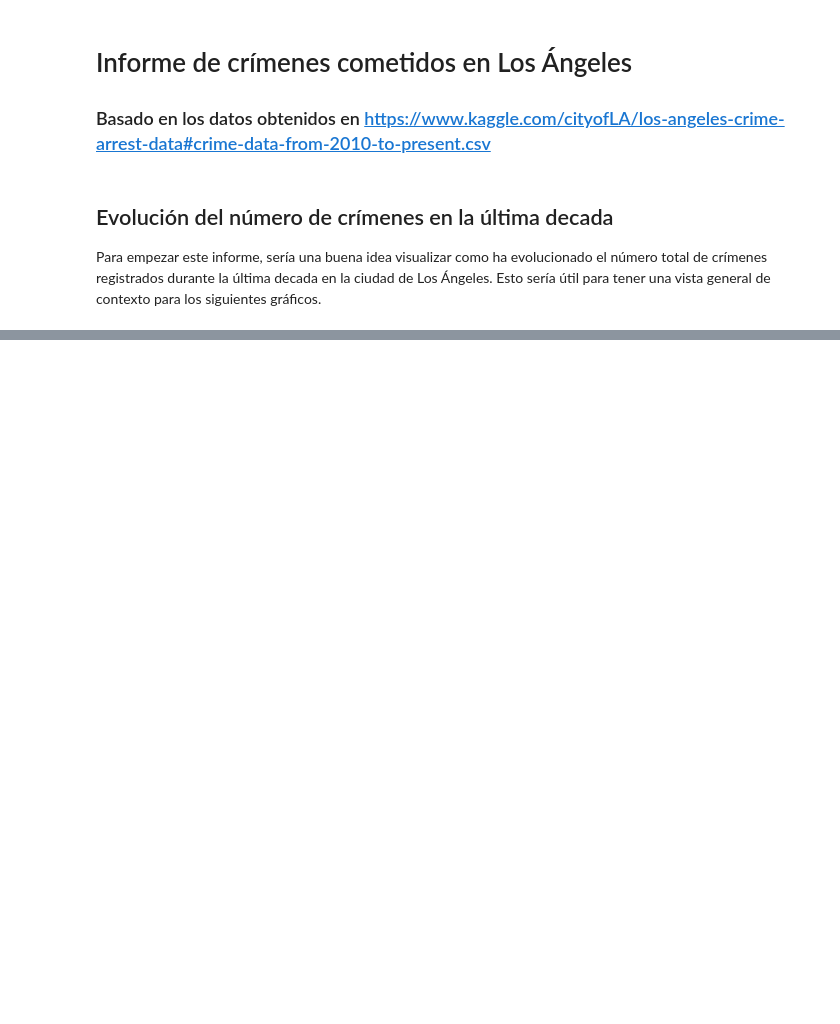
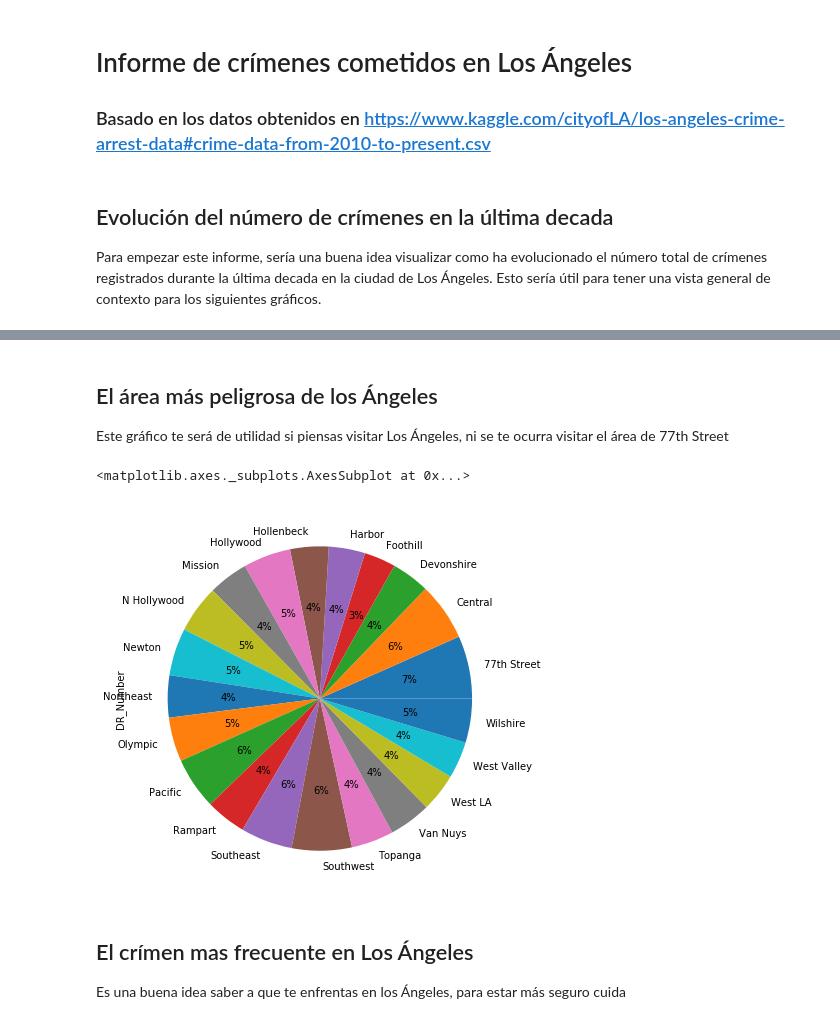
Before and after one commit to 2019-B-GR1-Python/py-murillo-lopez-jose-luis, a Jupyter notebook: informe/proyecto-informe.ipynb, the cells around one changed output, grey strips where cells are left out. Drawn from its saved outputs; the diff is of its cells as text; code cells hidden in the pictures; blank space fills up the shorter version.

```diff
--- a/informe/proyecto-informe.ipynb
+++ b/informe/proyecto-informe.ipynb
@@ -39,0 +56,13 @@ df1
+# %% [markdown]
+## El área más peligrosa de los Ángeles
+Este gráfico te será de utilidad si piensas visitar Los Ángeles, ni se te ocurra visitar el área de 77th Street
+# %%
+df4 = df2019.groupby(df2019.Area_Name)['DR_Number'].count()
+
+df4.plot.pie(y='DR_Number', figsize=(7, 7), autopct='%1.0f%%')
+# %% [output]
+<matplotlib.axes._subplots.AxesSubplot at 0x...>
+[figure, added]
+# %% [markdown]
+## El crímen mas frecuente en Los Ángeles
+Es una buena idea saber a que te enfrentas en los Ángeles, para estar más seguro cuida
```
Also changed, not shown: parts of 8 cells of this notebook.
